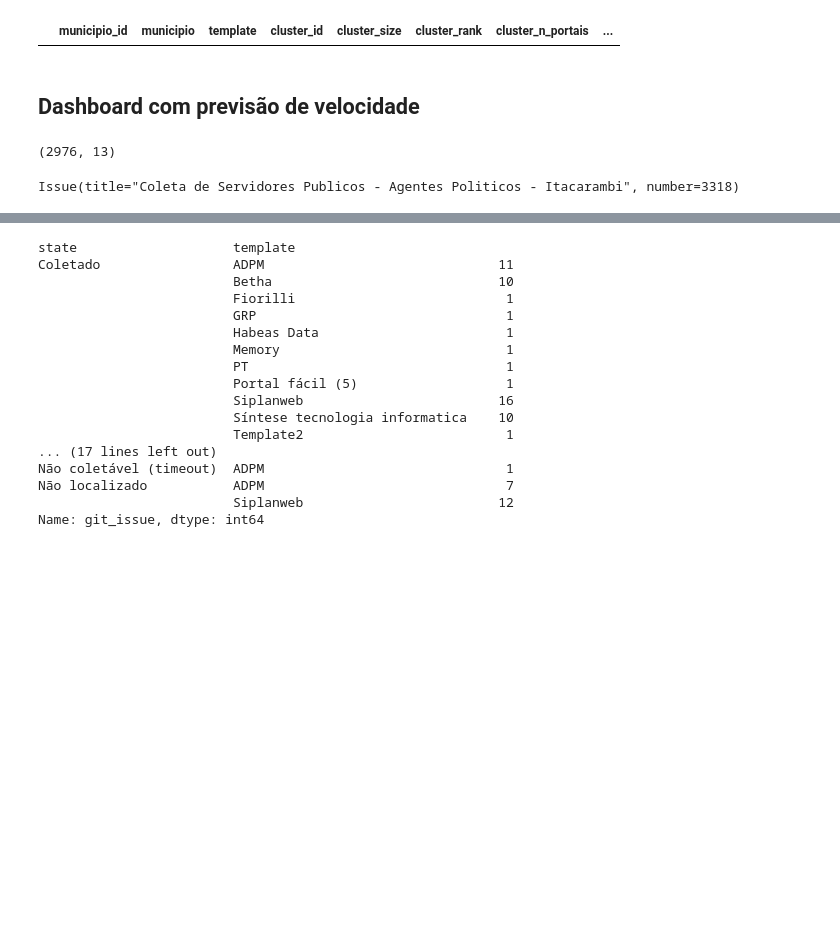
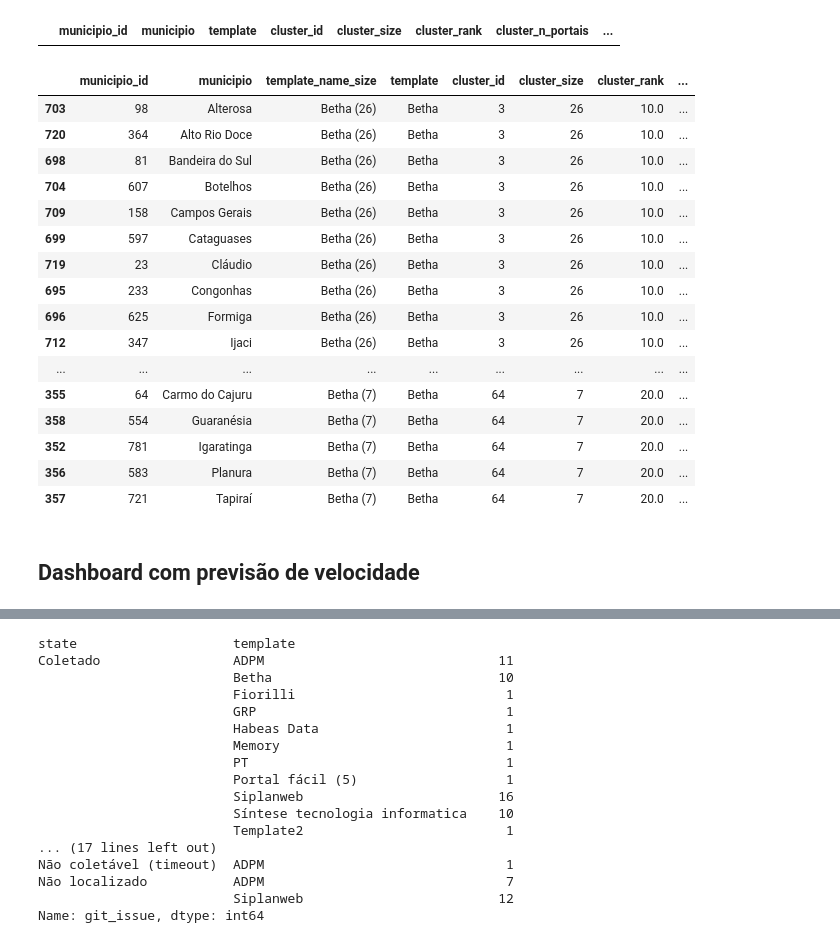
Before and after one commit to MPMG-DCC-UFMG/F01-gerenciamento, a Jupyter notebook: dashboard/Dashboard Tests.ipynb, the cells around one changed output, grey strips where cells are left out. Cells and saved outputs as stored; diff of their text form; code cells hidden in the pictures; blank space fills up the shorter version.

Commit message:
atualizacao de dataframes #8

```diff
--- a/dashboard/Dashboard Tests.ipynb
+++ b/dashboard/Dashboard Tests.ipynb
@@ -155,5 +157,25 @@ municipios[(municipios.cluster_size != municipios.cluster_n_portais)
            & (municipios.cluster_n_portais.notna())]
 # %% [output]
 |  | municipio_id | municipio | template | cluster_id | cluster_size | cluster_rank | cluster_n_portais | ... |
+# %%
+municipios[municipios.template == 'Betha']['municipio'].values
+# %% [output]
+|  | municipio_id | municipio | template_name_size | template | cluster_id | cluster_size | cluster_rank | ... |
+| 703 | 98 | Alterosa | Betha (26) | Betha | 3 | 26 | 10.0 | ... |
+| 720 | 364 | Alto Rio Doce | Betha (26) | Betha | 3 | 26 | 10.0 | ... |
+| 698 | 81 | Bandeira do Sul | Betha (26) | Betha | 3 | 26 | 10.0 | ... |
+| 704 | 607 | Botelhos | Betha (26) | Betha | 3 | 26 | 10.0 | ... |
+| 709 | 158 | Campos Gerais | Betha (26) | Betha | 3 | 26 | 10.0 | ... |
+| 699 | 597 | Cataguases | Betha (26) | Betha | 3 | 26 | 10.0 | ... |
+| 719 | 23 | Cláudio | Betha (26) | Betha | 3 | 26 | 10.0 | ... |
+| 695 | 233 | Congonhas | Betha (26) | Betha | 3 | 26 | 10.0 | ... |
+| 696 | 625 | Formiga | Betha (26) | Betha | 3 | 26 | 10.0 | ... |
+| 712 | 347 | Ijaci | Betha (26) | Betha | 3 | 26 | 10.0 | ... |
+| ... | ... | ... | ... | ... | ... | ... | ... | ... |
+| 355 | 64 | Carmo do Cajuru | Betha (7) | Betha | 64 | 7 | 20.0 | ... |
+| 358 | 554 | Guaranésia | Betha (7) | Betha | 64 | 7 | 20.0 | ... |
+| 352 | 781 | Igaratinga | Betha (7) | Betha | 64 | 7 | 20.0 | ... |
+| 356 | 583 | Planura | Betha (7) | Betha | 64 | 7 | 20.0 | ... |
+| 357 | 721 | Tapiraí | Betha (7) | Betha | 64 | 7 | 20.0 | ... |
 # %% [markdown]
 ## Dashboard com previsão de velocidade
@@ -178,15 +181,0 @@ def get_info_issues_by_id(ids, repo):
-# %%
-df = pd.read_csv('data/df.csv')
-df.shape
-# %% [output]
-(2976, 13)
-# %%
-from github import Github
-
-g = Github(git_token)
-repo = g.get_repo("MPMG-DCC-UFMG/C01")
-
-closed = list(repo.get_issues(creator='RitaRez', state='closed'))
-closed[0]
-# %% [output]
-Issue(title="Coleta de Servidores Publicos - Agentes Politicos - Itacarambi", number=3318)
```
Also changed, not shown: parts of 18 cells of this notebook, 13 other files.
